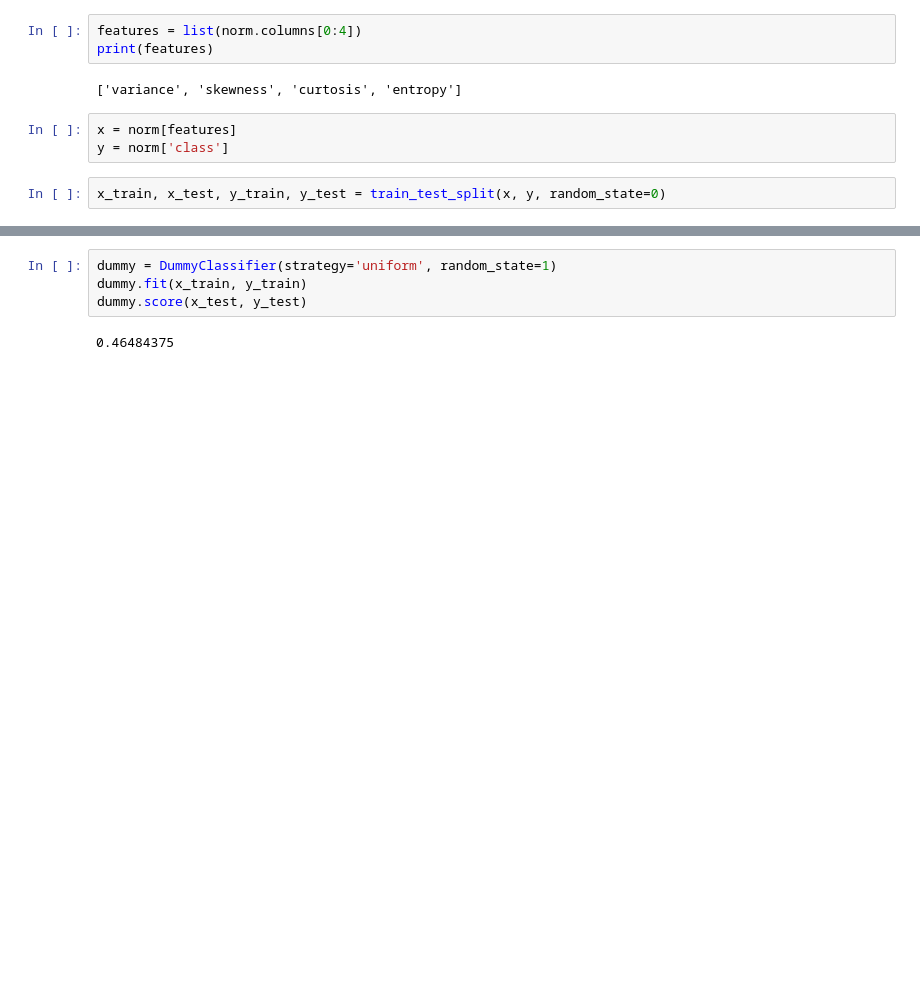
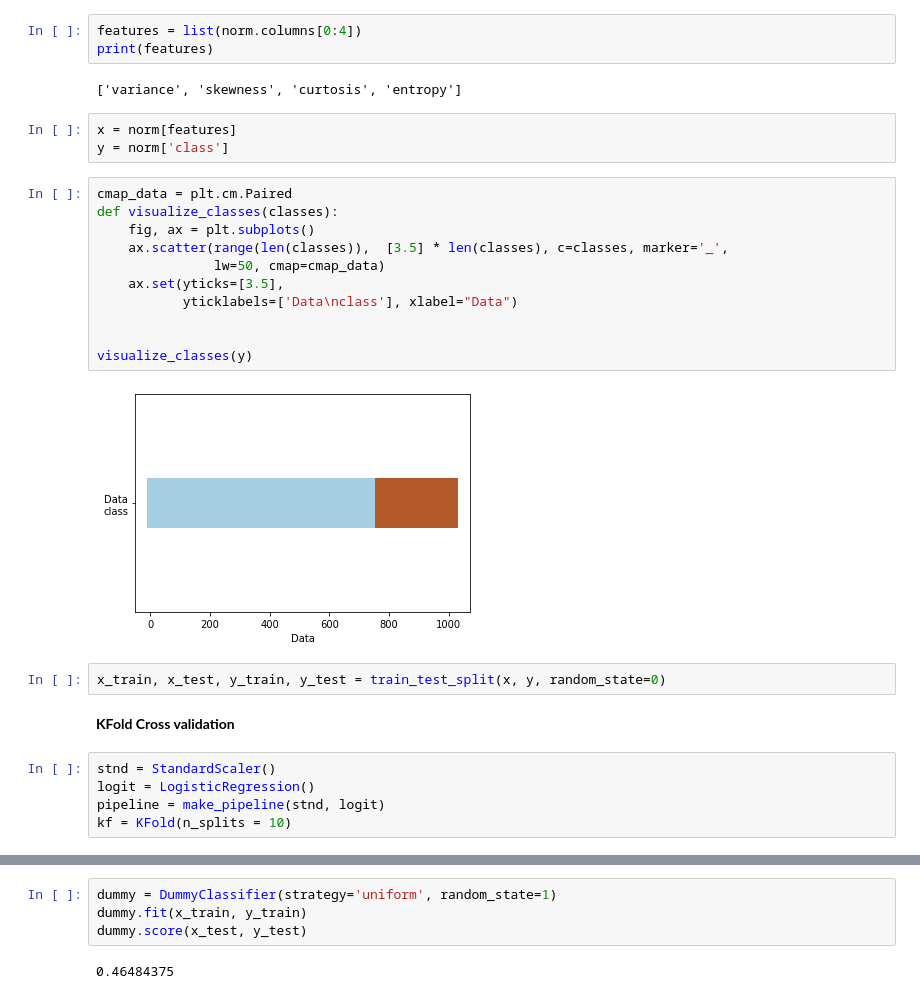
Before and after one commit to he16946/Data_Labs, a Jupyter notebook: BankNote.ipynb, the cells around one changed output, grey strips where cells are left out. Saved outputs shown, nothing was run; the diff lists cells and outputs as text; blank space fills up the shorter version.

```diff
--- a/BankNote.ipynb
+++ b/BankNote.ipynb
@@ -110,5 +106,25 @@ print(features)
 # %%
 x = norm[features]
 y = norm['class']
+# %%
+cmap_data = plt.cm.Paired
+def visualize_classes(classes):
+    fig, ax = plt.subplots()
+    ax.scatter(range(len(classes)),  [3.5] * len(classes), c=classes, marker='_',
+               lw=50, cmap=cmap_data)
+    ax.set(yticks=[3.5],
+           yticklabels=['Data\nclass'], xlabel="Data")
+
+
+visualize_classes(y)
+# %% [output]
+[figure, added]
 # %%
 x_train, x_test, y_train, y_test = train_test_split(x, y, random_state=0)
+# %% [markdown]
+**KFold Cross validation**
+# %%
+stnd = StandardScaler()
+logit = LogisticRegression()
+pipeline = make_pipeline(stnd, logit)
+kf = KFold(n_splits = 10)
```
Also changed, not shown: parts of 13 cells of this notebook.
